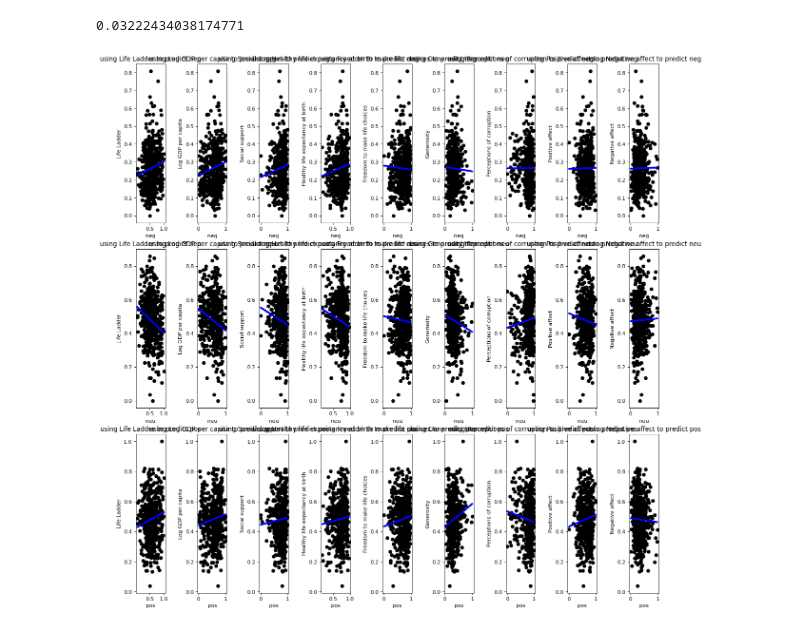
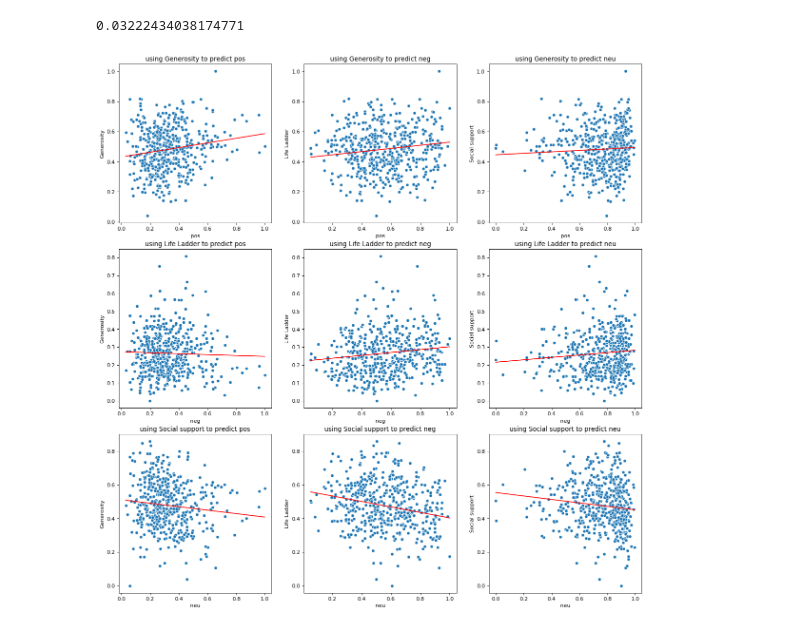
Before and after one commit to Kajzzer/FDS2021, a Jupyter notebook: assignment1/Regression models.ipynb, the cells around one changed output. Cells and saved outputs as stored; diff of their text form; code cells hidden in the pictures.

Commit message:
Generated more pretty plots

```diff
--- a/assignment1/Regression models.ipynb
+++ b/assignment1/Regression models.ipynb
@@ -130,31 +130,34 @@ reg.score(X_test, y_test)
 # %%
 sent_attributes = ["pos", "neg", "neu"]
 # happy_attributes = ["Generosity", "Life Ladder", "Social support", "Log GDP per capita"]
 happy_attributes = ["Generosity", "Life Ladder", "Social support"]
 
 fig = plt.figure(figsize=(15, 15), dpi=80)
 axs = fig.subplots(len(sent_attributes), len(happy_attributes))
 fig.tight_layout(pad=3.0)
 
 for i in range(len(sent_attributes)):
     for j in range(len(happy_attributes)):
         sent_attribute = sent_attributes[i]
         happy_attribute = happy_attributes[j]
         X = data[happy_attribute].to_numpy()
         y = data[sent_attribute].to_numpy()
         X_train, X_test, y_train, y_test = train_test_split(X, y, test_size=0.33, random_state=42)
         reg = LinearRegression().fit(X_train.reshape(-1, 1), y_train.reshape(-1, 1))
 
-        y_pred = reg.predict(X_test.reshape(-1, 1))
+        y_pred = reg.predict(X_test.reshape(-1, 1)).transpose()[0]
 
-        axs[i,j].scatter(X_test, y_test,  color='black')
-        axs[i,j].plot(X_test, y_pred, color='blue', linewidth=3)
-        axs[i,j].title.set_text('using ' + happy_attributes[j] + " to predict " + sent_attributes[i])
+#         axs[i,j].scatter(X_test, y_test,  color='black')
+#         axs[i,j].plot(X_test, y_pred, color='blue', linewidth=3)
+        sns.scatterplot(X_test, y_test, ax = axs[i,j])
+        sns.lineplot(X_test, y_pred, ax = axs[i,j], color='r')
+        axs[i,j].title.set_text('using ' + happy_attributes[i] + " to predict " + sent_attributes[j])
         axs[i,j].set_xlabel(sent_attributes[i])
         axs[i,j].set_ylabel(happy_attributes[j])
-plt.show()
+# plt.show()
+plt.savefig('Images/linear_regression.png')
 # %% [output]
-[figure, old version]
+[figure, new version]
 # %%
 X = data[happy_columns].to_numpy()
 y = data[sent_columns].to_numpy()
```
Also changed, not shown: parts of 4 cells of this notebook, 13 other files.
